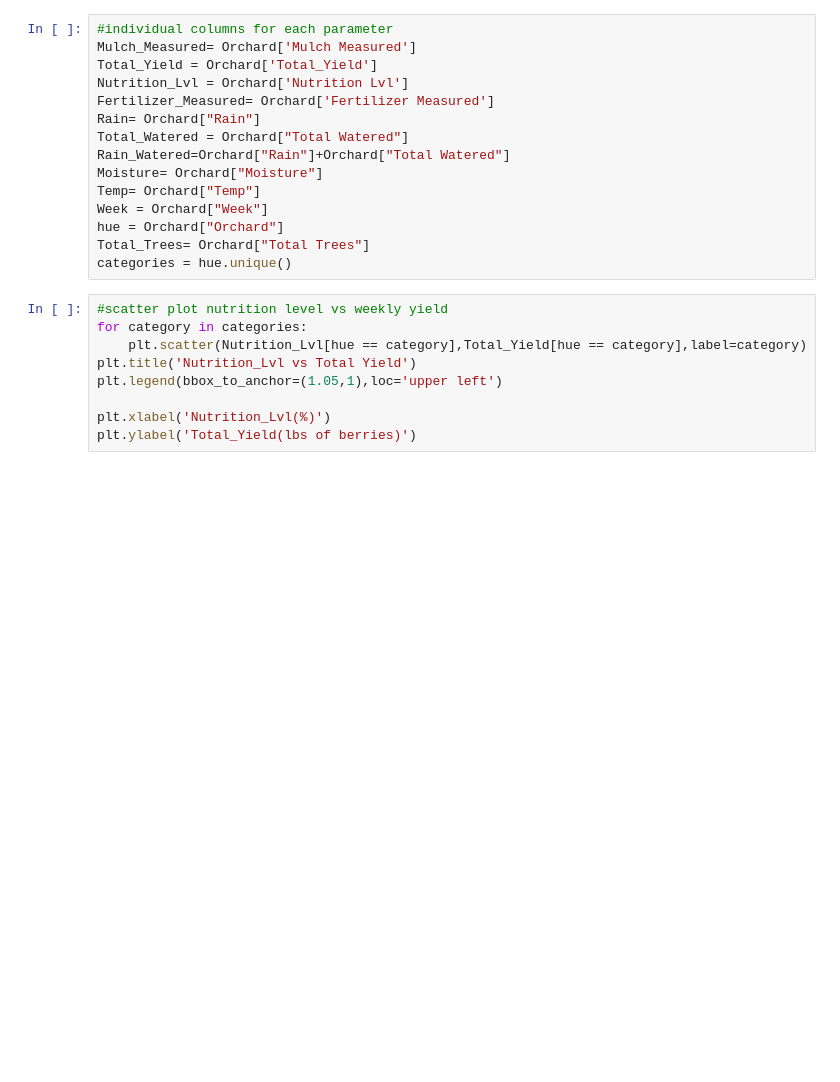
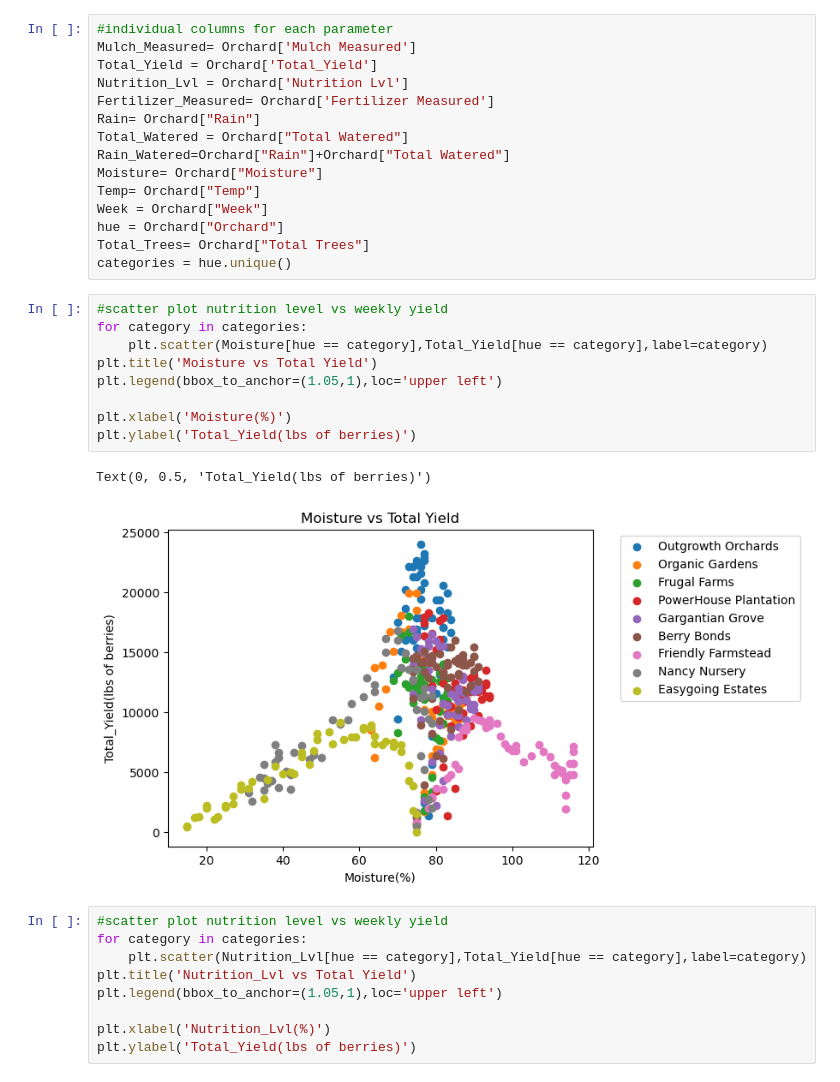
Before and after one commit to tsulthar/OrchardAnalysisTakeHome, a Jupyter notebook: OrchardAnalysis.ipynb, the cells around one changed output. Cells and saved outputs as stored; diff of their text form; blank space fills up the shorter version.

```diff
--- a/OrchardAnalysis.ipynb
+++ b/OrchardAnalysis.ipynb
@@ -83,6 +83,18 @@ Week = Orchard["Week"]
 hue = Orchard["Orchard"]
 Total_Trees= Orchard["Total Trees"]
 categories = hue.unique()
+# %%
+#scatter plot nutrition level vs weekly yield
+for category in categories:
+    plt.scatter(Moisture[hue == category],Total_Yield[hue == category],label=category)
+plt.title('Moisture vs Total Yield')
+plt.legend(bbox_to_anchor=(1.05,1),loc='upper left')
+
+plt.xlabel('Moisture(%)')
+plt.ylabel('Total_Yield(lbs of berries)')
+# %% [output]
+Text(0, 0.5, 'Total_Yield(lbs of berries)')
+[figure, added]
 # %%
 #scatter plot nutrition level vs weekly yield
 for category in categories:
```
Also changed, not shown: parts of 1 cell of this notebook, 1 other file.
